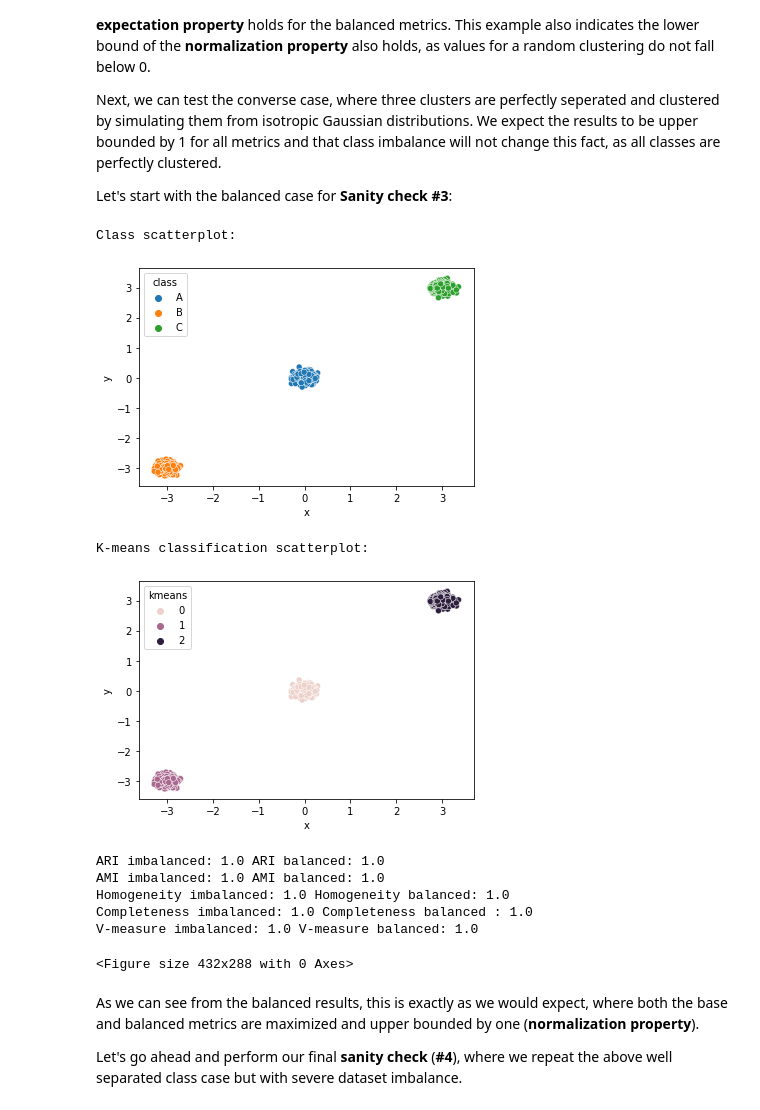
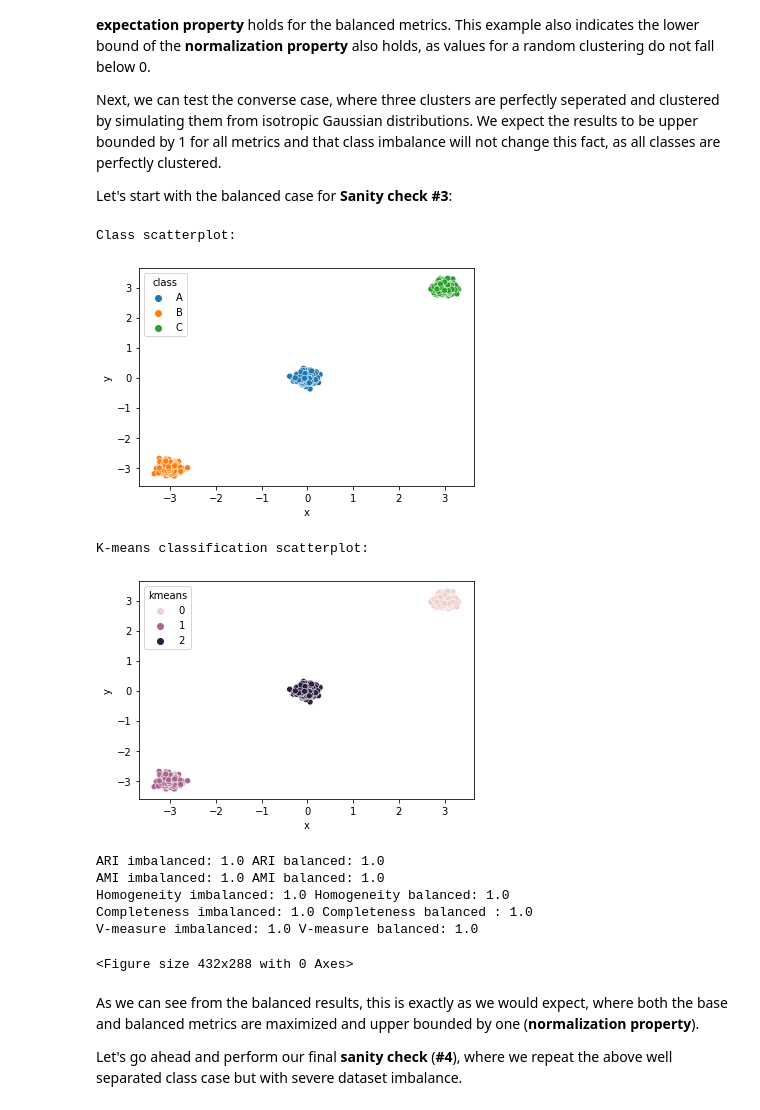
Before and after one commit to hsmaan/balanced-clustering, a Jupyter notebook: notebooks/01_imbalanced_metric_demo.ipynb, the cells around one changed output. Cells and saved outputs as stored; diff of their text form; code cells hidden in the pictures.

```diff
--- a/notebooks/01_imbalanced_metric_demo.ipynb
+++ b/notebooks/01_imbalanced_metric_demo.ipynb
@@ -42,13 +42,13 @@ from imbalanced_clustering import balanced_adjusted_rand_index, \
 # %% [markdown]
 We can begin testing random clustering by sampling data from a uniform distribution for 3 classes, and then performing k-means clustering (k = 3) on them. This should result in clusters that have the same number of classes in each of them. Let's see how the metrics behave when the classes are balanced (same number in each) in this respect. This will be **Sanity check #1**:
 # %%
-# Set a seed for reproducibility
+# Set a seed for reproducibility and create generator
 np.random.seed(42)
 
 # Sample three classes from a uniform distribution
-c_1 = np.random.uniform(0, 100, (500, 2))
-c_2 = np.random.uniform(0, 100, (500, 2))
-c_3 = np.random.uniform(0, 100, (500, 2))
+c_1 = np.random.default_rng(seed = 0).uniform(0, 100, (500, 2))
+c_2 = np.random.default_rng(seed = 1).uniform(0, 100, (500, 2))
+c_3 = np.random.default_rng(seed = 2).uniform(0, 100, (500, 2))
 
 # Plot the given results for each class using seaborn
 # Ensure to clear plot afterwards
@@ -75,7 +75,7 @@ plt.clf()
 
 # Perform k-means clustering with k = 3, and plot the results
 cluster_arr = np.array(cluster_df.iloc[:, 0:2])
-kmeans_res = KMeans(n_clusters = 3).fit_predict(X = cluster_arr)
+kmeans_res = KMeans(n_clusters = 3, random_state = 42).fit_predict(X = cluster_arr)
 
 cluster_df["kmeans"] = kmeans_res # Add k-means to cluster df
 print("K-means classification scatterplot:")
@@ -238,9 +238,9 @@ Let's start with the balanced case for **Sanity check #3**:
 # %%
 # Sample three classes from well separated isotropic Gaussian distributions
 # - with balanced class sizes in this case
-c_1 = np.random.normal(loc = 0, scale = 0.1, size = (500, 2))
-c_2 = np.random.normal(loc = -3, scale = 0.1, size = (500, 2))
-c_3 = np.random.normal(loc = 3, scale = 0.1, size = (500, 2))
+c_1 = np.random.default_rng(seed = 0).normal(loc = 0, scale = 0.1, size = (500, 2))
+c_2 = np.random.default_rng(seed = 1).normal(loc = -3, scale = 0.1, size = (500, 2))
+c_3 = np.random.default_rng(seed = 2).normal(loc = 3, scale = 0.1, size = (500, 2))
 
 # Plot the given results for each class using seaborn
 # Ensure to clear plot afterwards
@@ -267,7 +267,7 @@ plt.clf()
 
 # Perform k-means clustering with k = 3, and plot the results
 cluster_arr = np.array(cluster_df.iloc[:, 0:2])
-kmeans_res = KMeans(n_clusters = 3).fit_predict(X = cluster_arr)
+kmeans_res = KMeans(n_clusters = 3, random_state = 42).fit_predict(X = cluster_arr)
 
 cluster_df["kmeans"] = kmeans_res # Add k-means to cluster df
 print("K-means classification scatterplot:")
@@ -280,35 +280,35 @@ sns.scatterplot(
 plt.show()
 plt.clf()
 
 # Return and print balanced and imbalanced comparisons
 aris, amis, homogs, completes, v_measures = return_metrics(
     class_arr = cluster_df["class"], cluster_arr = cluster_df["kmeans"]
 )
 print(
     "ARI imbalanced: " + str(round(aris[0], 4)) + " " +
     "ARI balanced: " + str(round(aris[1], 4))
 )
 print(
     "AMI imbalanced: " + str(round(amis[0], 4)) + " " +
     "AMI balanced: " + str(round(amis[1], 4))
 )
 print(
     "Homogeneity imbalanced: " + str(round(homogs[0], 4)) + " " +
     "Homogeneity balanced: " + str(round(homogs[1], 4))
 )
 print(
     "Completeness imbalanced: " + str(round(completes[0], 4)) + " " +
     "Completeness balanced : " + str(round(completes[1], 4))
 )
 print(
     "V-measure imbalanced: " + str(round(v_measures[0], 4)) + " " +
     "V-measure balanced: " + str(round(v_measures[1], 4))
 )
 # %% [output]
 Class scatterplot:
-[figure, old version]
+[figure, new version]
 K-means classification scatterplot:
-[figure, old version]
+[figure, new version]
 ARI imbalanced: 1.0 ARI balanced: 1.0
 AMI imbalanced: 1.0 AMI balanced: 1.0
 Homogeneity imbalanced: 1.0 Homogeneity balanced: 1.0
```
Also changed, not shown: parts of 9 cells of this notebook.
